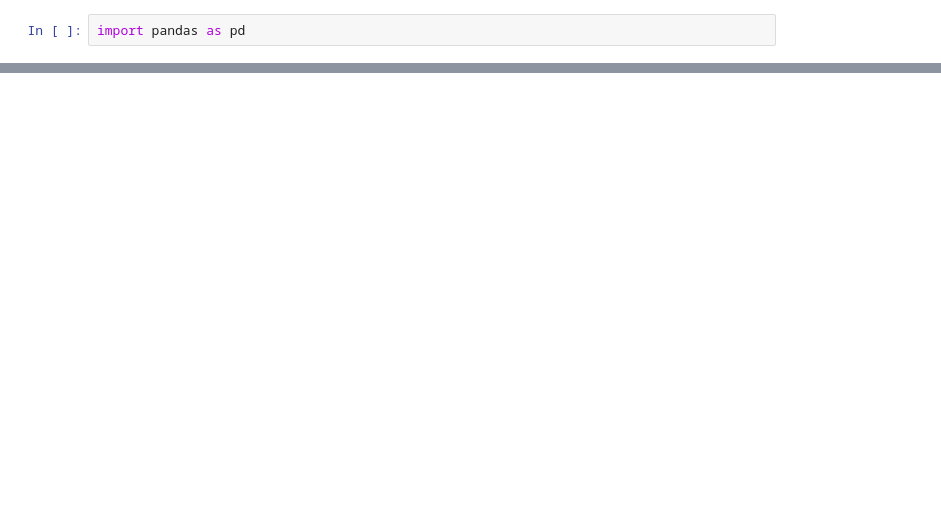
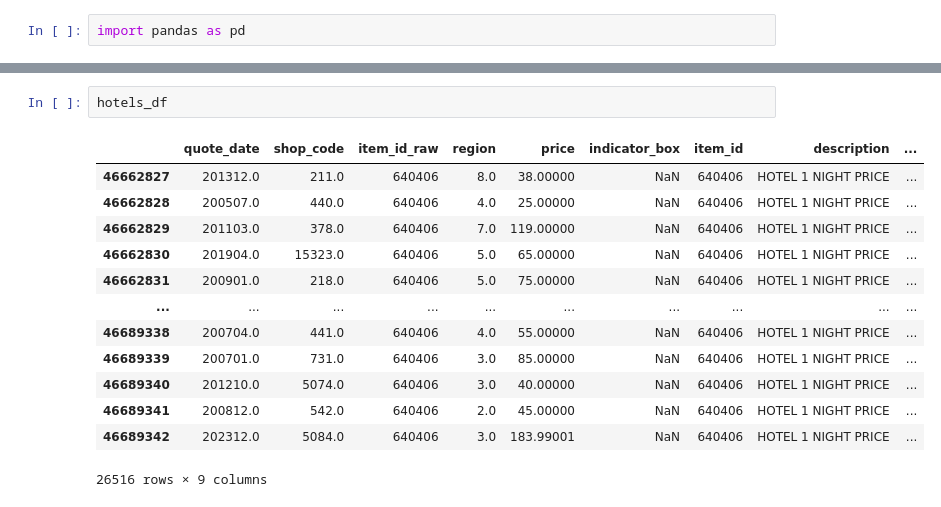
Before and after one commit to gmelmed/gmelmed.github.io, a Jupyter notebook: cc8_data.ipynb, the cells around one changed output, grey strips where cells are left out. Cells and saved outputs as stored; diff of their text form; blank space fills up the shorter version.

```diff
--- a/cc8_data.ipynb
+++ b/cc8_data.ipynb
@@ -207,0 +144,16 @@ region_codes = {
+# %%
+hotels_df
+# %% [output]
+|  | quote_date | shop_code | item_id_raw | region | price | indicator_box | item_id | description | ... |
+| 46662827 | 201312.0 | 211.0 | 640406 | 8.0 | 38.00000 | NaN | 640406 | HOTEL 1 NIGHT PRICE | ... |
+| 46662828 | 200507.0 | 440.0 | 640406 | 4.0 | 25.00000 | NaN | 640406 | HOTEL 1 NIGHT PRICE | ... |
+| 46662829 | 201103.0 | 378.0 | 640406 | 7.0 | 119.00000 | NaN | 640406 | HOTEL 1 NIGHT PRICE | ... |
+| 46662830 | 201904.0 | 15323.0 | 640406 | 5.0 | 65.00000 | NaN | 640406 | HOTEL 1 NIGHT PRICE | ... |
+| 46662831 | 200901.0 | 218.0 | 640406 | 5.0 | 75.00000 | NaN | 640406 | HOTEL 1 NIGHT PRICE | ... |
+| ... | ... | ... | ... | ... | ... | ... | ... | ... | ... |
+| 46689338 | 200704.0 | 441.0 | 640406 | 4.0 | 55.00000 | NaN | 640406 | HOTEL 1 NIGHT PRICE | ... |
+| 46689339 | 200701.0 | 731.0 | 640406 | 3.0 | 85.00000 | NaN | 640406 | HOTEL 1 NIGHT PRICE | ... |
+| 46689340 | 201210.0 | 5074.0 | 640406 | 3.0 | 40.00000 | NaN | 640406 | HOTEL 1 NIGHT PRICE | ... |
+| 46689341 | 200812.0 | 542.0 | 640406 | 2.0 | 45.00000 | NaN | 640406 | HOTEL 1 NIGHT PRICE | ... |
+| 46689342 | 202312.0 | 5084.0 | 640406 | 3.0 | 183.99001 | NaN | 640406 | HOTEL 1 NIGHT PRICE | ... |
+26516 rows × 9 columns
```
Also changed, not shown: parts of 29 cells of this notebook.
